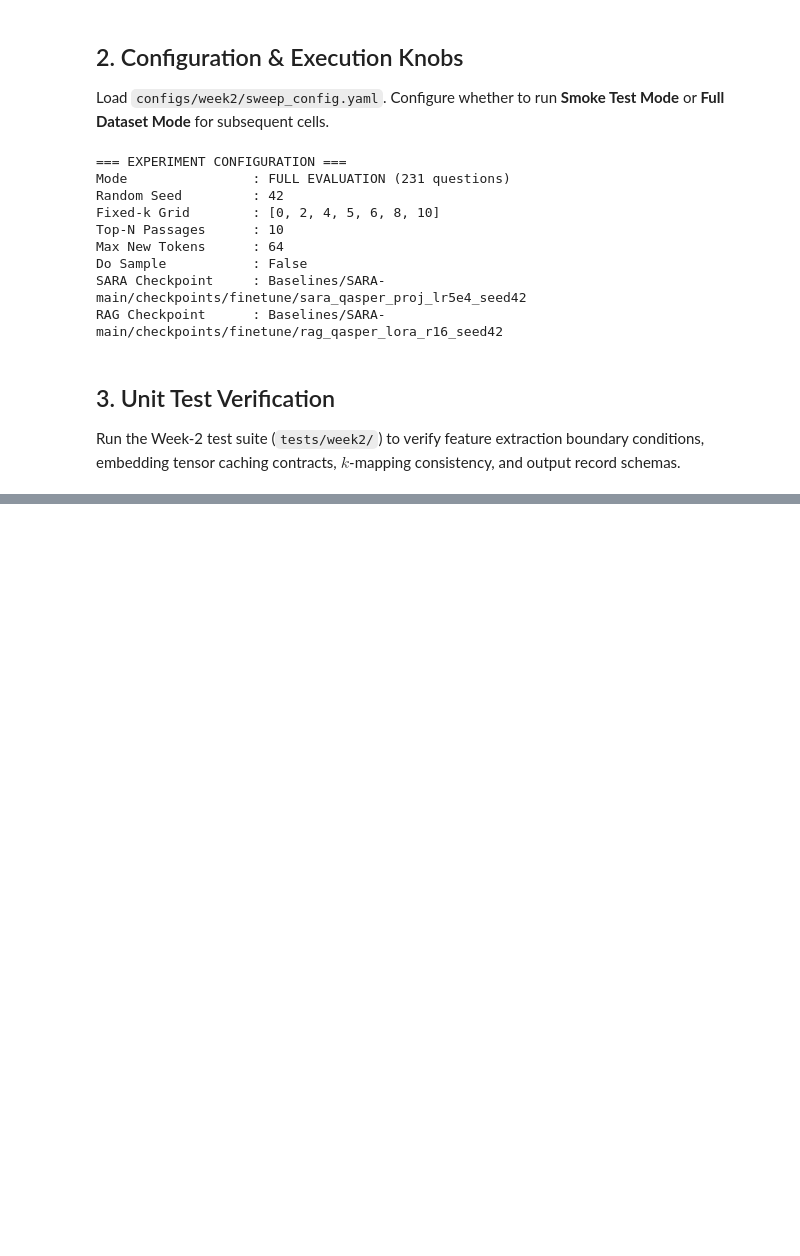
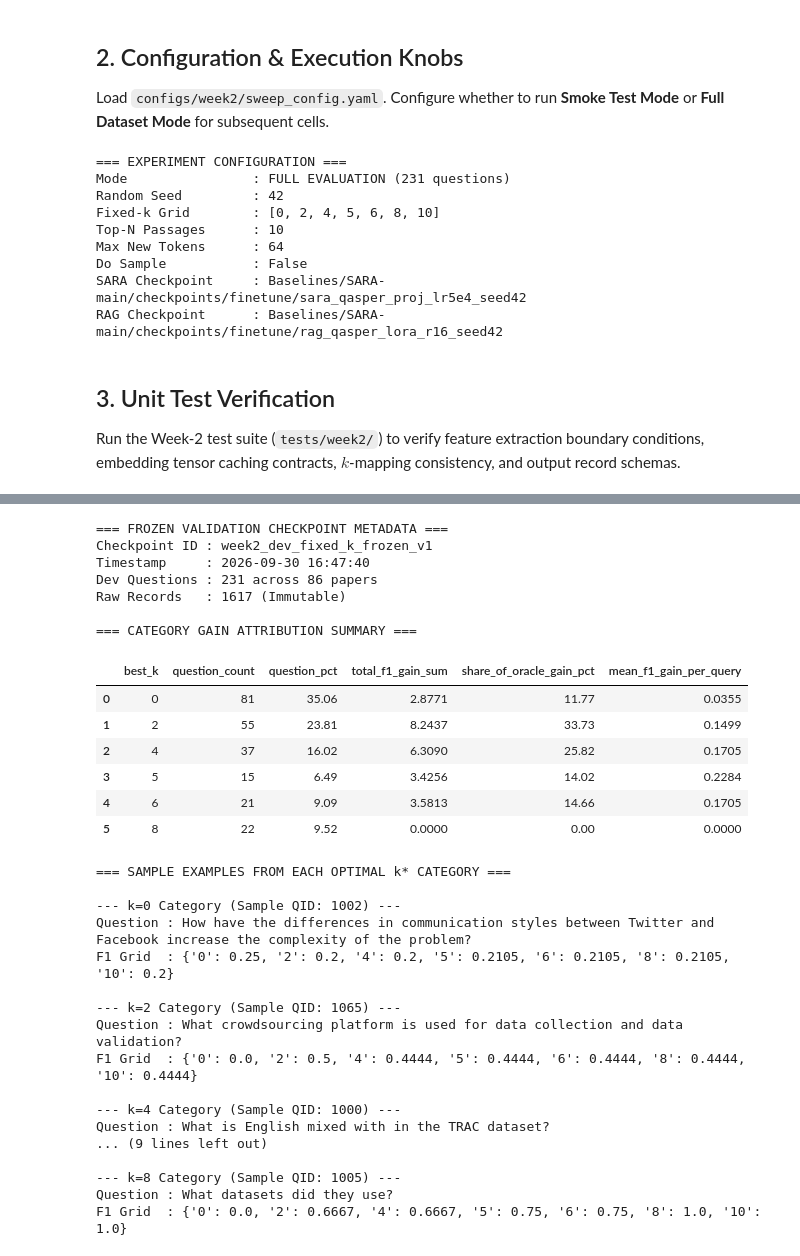
Before and after one commit to Guna-Venkat/CS787-QCCA-RAG, a Jupyter notebook: notebooks/week2/week2_dev_fixed_k_sweep.ipynb, the cells around one changed output, grey strips where cells are left out. Cells and saved outputs as stored; diff of their text form; code cells hidden in the pictures; blank space fills up the shorter version.

Commit message:
week-2 validation final

```diff
--- a/notebooks/week2/week2_dev_fixed_k_sweep.ipynb
+++ b/notebooks/week2/week2_dev_fixed_k_sweep.ipynb
@@ -410,9 +237,18 @@ baseline_json = REPO_ROOT / "results" / "week2" / "processed" / "best_static_bas
 with open(baseline_json, "r") as f:
     best_meta = json.load(f)
 
-print("\n=== BEST STATIC BASELINE (k_dev*) ===")
+print("\n=== BEST STATIC SARA BASELINE vs VANILLA RAG ===")
 for k, v in best_meta.items():
-    print(f"  {k:26s}: {v}")
+    print(f"  {k:30s}: {v}")
+
+# Display Oracle vs Static Summary
+oracle_json = REPO_ROOT / "results" / "week2" / "processed" / "oracle_vs_static_summary.json"
+with open(oracle_json, "r") as f:
+    oracle_meta = json.load(f)
+
+print("\n=== ORACLE ADAPTIVE ALLOCATOR POTENTIAL ===")
+for k, v in oracle_meta.items():
+    print(f"  {k:42s}: {v}")
 # %% [output]
 === FIXED-k DEVELOPMENT RESPONSE SURFACE SUMMARY ===
 |  | k | method | n_questions | mean_f1 | std_f1 | mean_em | mean_rouge_l | mean_context_tokens | ... |
@@ -444,0 +282,53 @@ Visualizes the 8 generated Week-2 figures analyzing quality vs. token efficiency
+# %%
+checkpoint_file = REPO_ROOT / "results" / "week2" / "processed" / "week2_validation_checkpoint.json"
+with open(checkpoint_file, "r") as f:
+    chk = json.load(f)
+
+print("=== FROZEN VALIDATION CHECKPOINT METADATA ===")
+print(f"Checkpoint ID : {chk['validation_checkpoint_id']}")
+print(f"Timestamp     : {chk['timestamp']}")
+print(f"Dev Questions : {chk['num_dev_questions']} across {chk['num_dev_papers']} papers")
+print(f"Raw Records   : {chk['immutable_raw_records']} (Immutable)")
+
+print("\n=== CATEGORY GAIN ATTRIBUTION SUMMARY ===")
+df_attr = pd.DataFrame(chk["category_gain_attribution"])
+display(df_attr)
+
+print("\n=== SAMPLE EXAMPLES FROM EACH OPTIMAL k* CATEGORY ===")
+for cat, samples in chk["samples_by_category"].items():
+    print(f"\n--- {cat} Category (Sample QID: {samples[0]['question_id']}) ---")
+    s0 = samples[0]
+    print(f"Question : {s0['question_text']}")
+    print(f"F1 Grid  : {s0['f1_by_k']}")
+# %% [output]
+=== FROZEN VALIDATION CHECKPOINT METADATA ===
+Checkpoint ID : week2_dev_fixed_k_frozen_v1
+Timestamp     : 2026-09-30 16:47:40
+Dev Questions : 231 across 86 papers
+Raw Records   : 1617 (Immutable)
+
+=== CATEGORY GAIN ATTRIBUTION SUMMARY ===
+|  | best_k | question_count | question_pct | total_f1_gain_sum | share_of_oracle_gain_pct | mean_f1_gain_per_query |
+| 0 | 0 | 81 | 35.06 | 2.8771 | 11.77 | 0.0355 |
+| 1 | 2 | 55 | 23.81 | 8.2437 | 33.73 | 0.1499 |
+| 2 | 4 | 37 | 16.02 | 6.3090 | 25.82 | 0.1705 |
+| 3 | 5 | 15 | 6.49 | 3.4256 | 14.02 | 0.2284 |
+| 4 | 6 | 21 | 9.09 | 3.5813 | 14.66 | 0.1705 |
+| 5 | 8 | 22 | 9.52 | 0.0000 | 0.00 | 0.0000 |
+=== SAMPLE EXAMPLES FROM EACH OPTIMAL k* CATEGORY ===
+
+--- k=0 Category (Sample QID: 1002) ---
+Question : How have the differences in communication styles between Twitter and Facebook increase the complexity of the problem?
+F1 Grid  : {'0': 0.25, '2': 0.2, '4': 0.2, '5': 0.2105, '6': 0.2105, '8': 0.2105, '10': 0.2}
+
+--- k=2 Category (Sample QID: 1065) ---
+Question : What crowdsourcing platform is used for data collection and data validation?
+F1 Grid  : {'0': 0.0, '2': 0.5, '4': 0.4444, '5': 0.4444, '6': 0.4444, '8': 0.4444, '10': 0.4444}
+
+--- k=4 Category (Sample QID: 1000) ---
+Question : What is English mixed with in the TRAC dataset?
+... (9 lines left out)
+
+--- k=8 Category (Sample QID: 1005) ---
+Question : What datasets did they use?
+F1 Grid  : {'0': 0.0, '2': 0.6667, '4': 0.6667, '5': 0.75, '6': 0.75, '8': 1.0, '10': 1.0}
```
Also changed, not shown: parts of 26 cells of this notebook, 5 other files.
